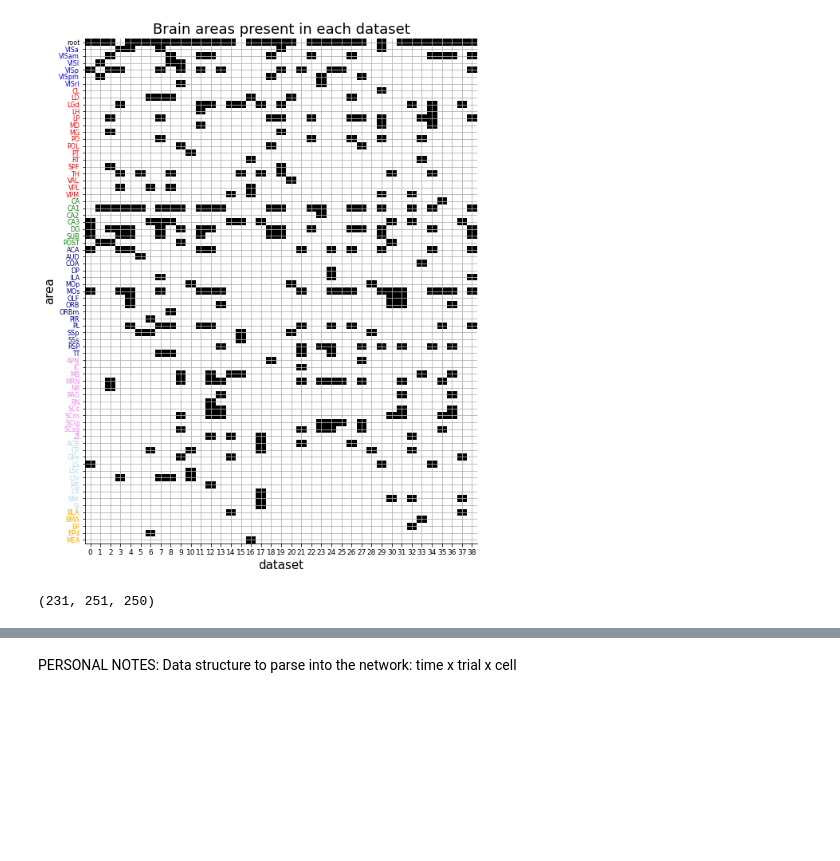
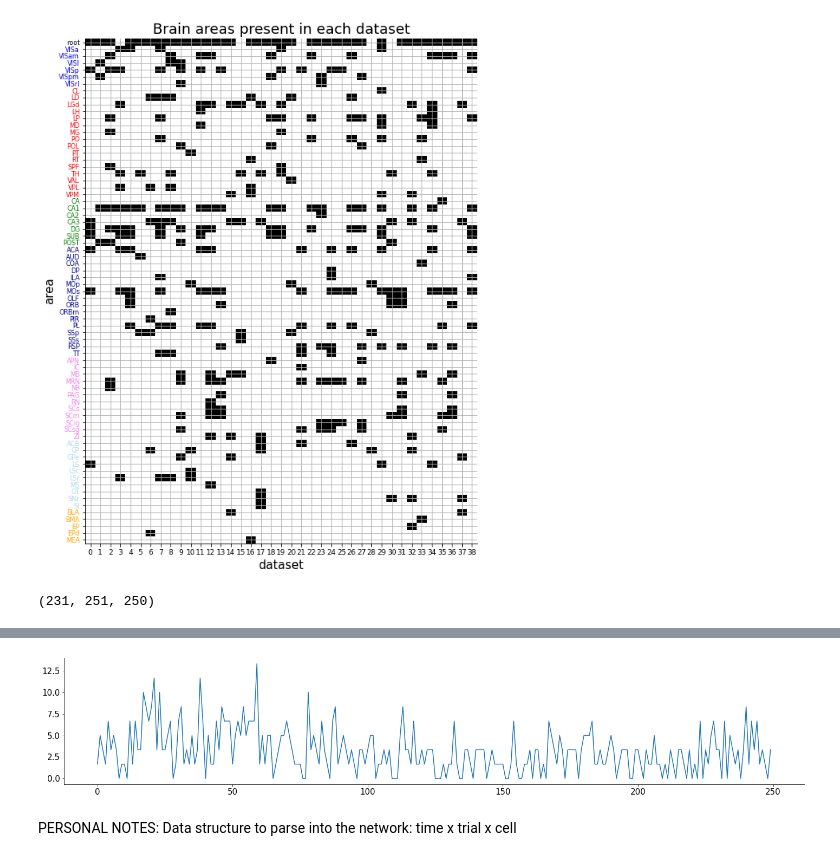
Before and after one commit to mattiazanzi/NMA_latentDynamics_MZ, a Jupyter notebook: Load_steinmetz_decisions.ipynb, the cells around one changed output, grey strips where cells are left out. Cells and saved outputs as stored; diff of their text form; code cells hidden in the pictures; blank space fills up the shorter version.

```diff
--- a/Load_steinmetz_decisions.ipynb
+++ b/Load_steinmetz_decisions.ipynb
@@ -199,3 +198,10 @@ plt.show()
+# %%
+ex_trial_group = 10
+
+plt.plot(spike_rate[ex_unit, ex_trial_group, :])
+plt.show()
+# %% [output]
+[figure, added]
 # %% [markdown]
 PERSONAL NOTES: Data structure to parse into the network: time x trial x cell
 # %%
```
Also changed, not shown: parts of 1 cell of this notebook.
